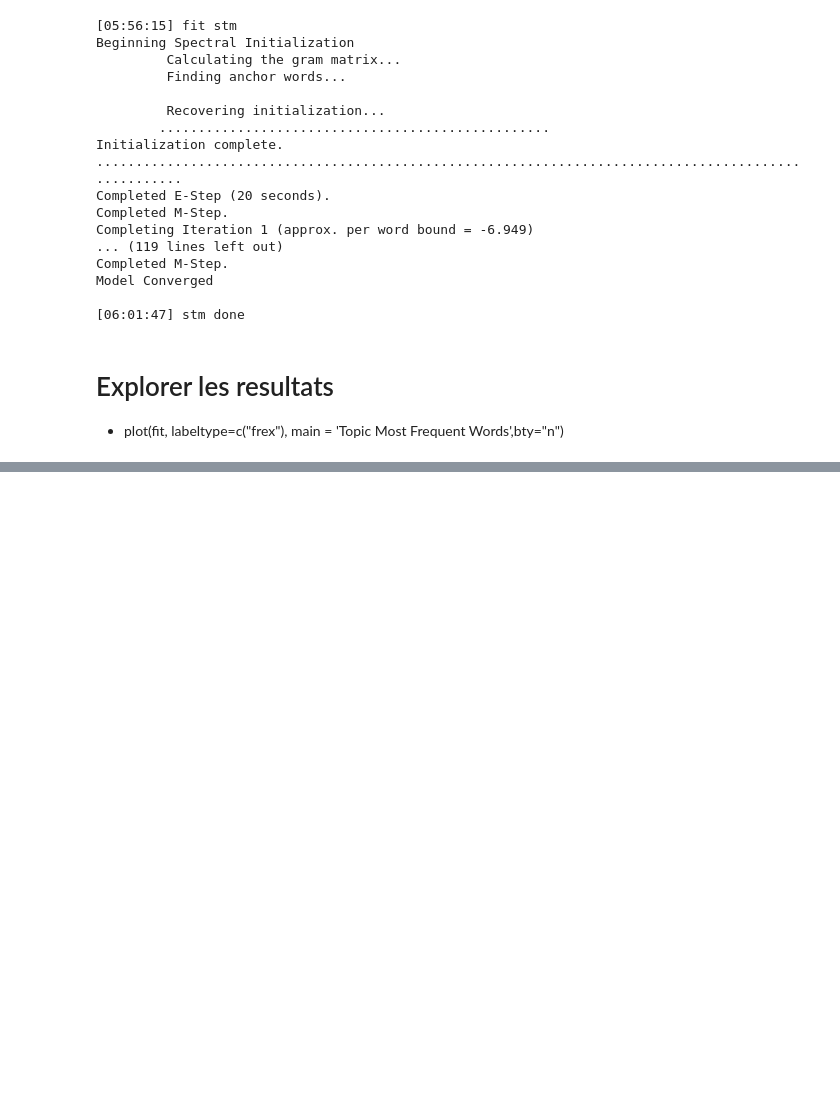
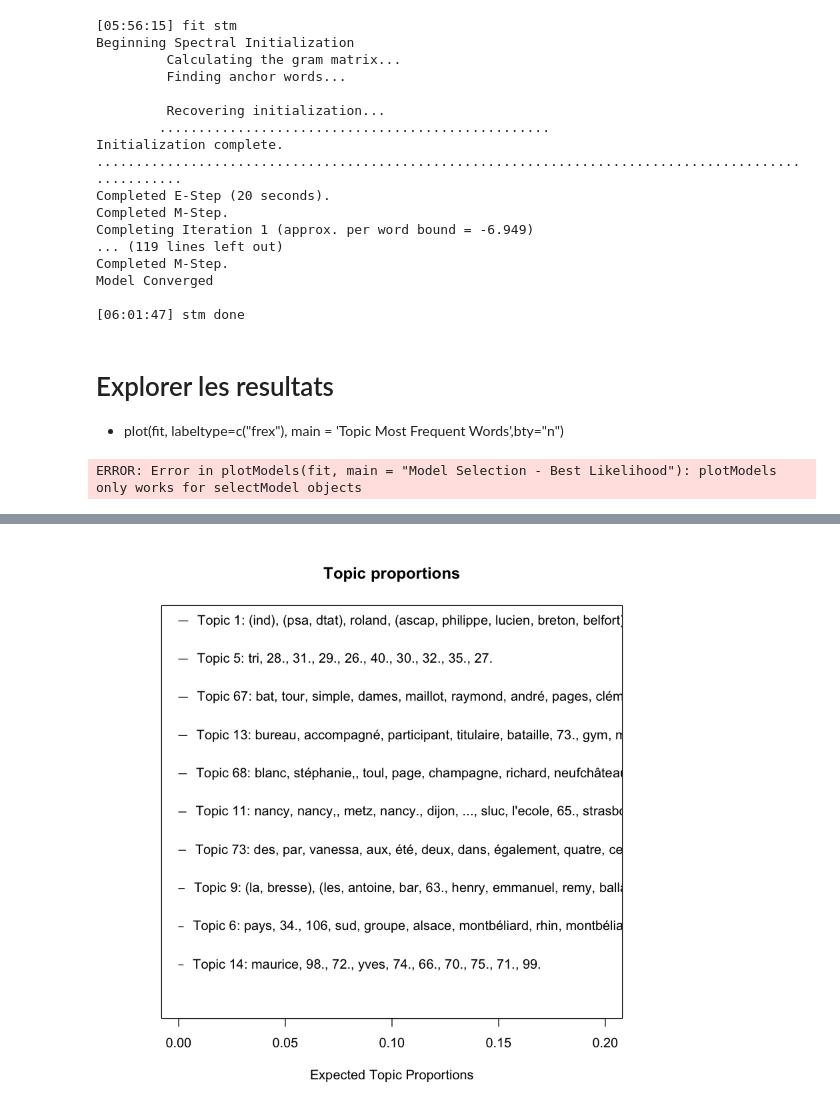
Before and after one commit to alexisperrier/UPEM-NUMI, a Jupyter notebook: lab02/notebooks/Topic Modeling in R with STM.ipynb, the cells around one changed output, grey strips where cells are left out. Saved outputs shown, nothing was run; the diff lists cells and outputs as text; code cells hidden in the pictures; blank space fills up the shorter version.

```diff
--- a/lab02/notebooks/Topic Modeling in R with STM.ipynb
+++ b/lab02/notebooks/Topic Modeling in R with STM.ipynb
@@ -58,13 +41,28 @@ The following object is masked from ‘package:magic’:
 qqcat("Load data from @{s.input_file}")
 
 # Chargement du corpus dans une dataframe
-df <- read.csv(s.input_file, nrows = s.max_rows, col.names = c(s.text_feature))
+df <- read.csv(s.input_file, nrows = 3348, col.names = c(s.text_feature))
 
 # combien de rows
 qqcat("dimensions:")
 dim(df)
 
 # Vérifier le contenu
-qqcat(" 2 premiers paragraphes")
-df$text[0:2]
+#qqcat(" 2 premiers paragraphes")
+#df$text[0:2]
+
+
+processed <- textProcessor(df[,s.text_feature],
+                           language         = "fr",
+                           lowercase        = TRUE,
+                           removestopwords  = TRUE,
+                           customstopwords  = c('des'),
+                           removenumbers    = TRUE,
+                           removepunctuation = TRUE,
+                           wordLengths      = c(s.min_wordlen,Inf),
+                           striphtml        = TRUE,
+                           stem             = FALSE,
+                           verbose          = TRUE,
+                           metadata         = df)
+print(processed)
 # %% [output]
@@ -101,13 +103,13 @@ Le package stm fait tout!
 qqcat("pre processing\n")
 processed <- textProcessor(df[,s.text_feature],
                            language         = "fr",
-                           lowercase        = FALSE,
-                           removestopwords  = FALSE,
-                           # customstopwords  = c('des'),
-                           removenumbers    = FALSE,
-                           removepunctuation = FALSE,
+                           lowercase        = TRUE,
+                           removestopwords  = TRUE,
+                           customstopwords  = c('des'),
+                           removenumbers    = TRUE,
+                           removepunctuation = TRUE,
                            wordLengths      = c(s.min_wordlen,Inf),
-                           striphtml        = FALSE,
+                           striphtml        = TRUE,
                            stem             = FALSE,
                            verbose          = FALSE,
                            metadata         = df)
@@ -185,0 +188,7 @@ plot(fit, labeltype=c("frex"), main = 'Topic Most Frequent Words',bty="n")
+# %%
+plotModels(fit, main='Model Selection - Best Likelihood')
+# %% [output]
+ERROR: Error in plotModels(fit, main = "Model Selection - Best Likelihood"): plotModels only works for selectModel objects
+# %%
+plot.STM(fit,type = "summary", labeltype= 'frex', main= 'Topic proportions', n = 10, xlim =c(0, 0.2), ylim=c(0,10))
+# %% [output]
@@ -185,0 +200 @@ plot(fit, labeltype=c("frex"), main = 'Topic Most Frequent Words',bty="n")
+[figure, added]
```
Also changed, not shown: parts of 7 cells of this notebook, 3 other files.
